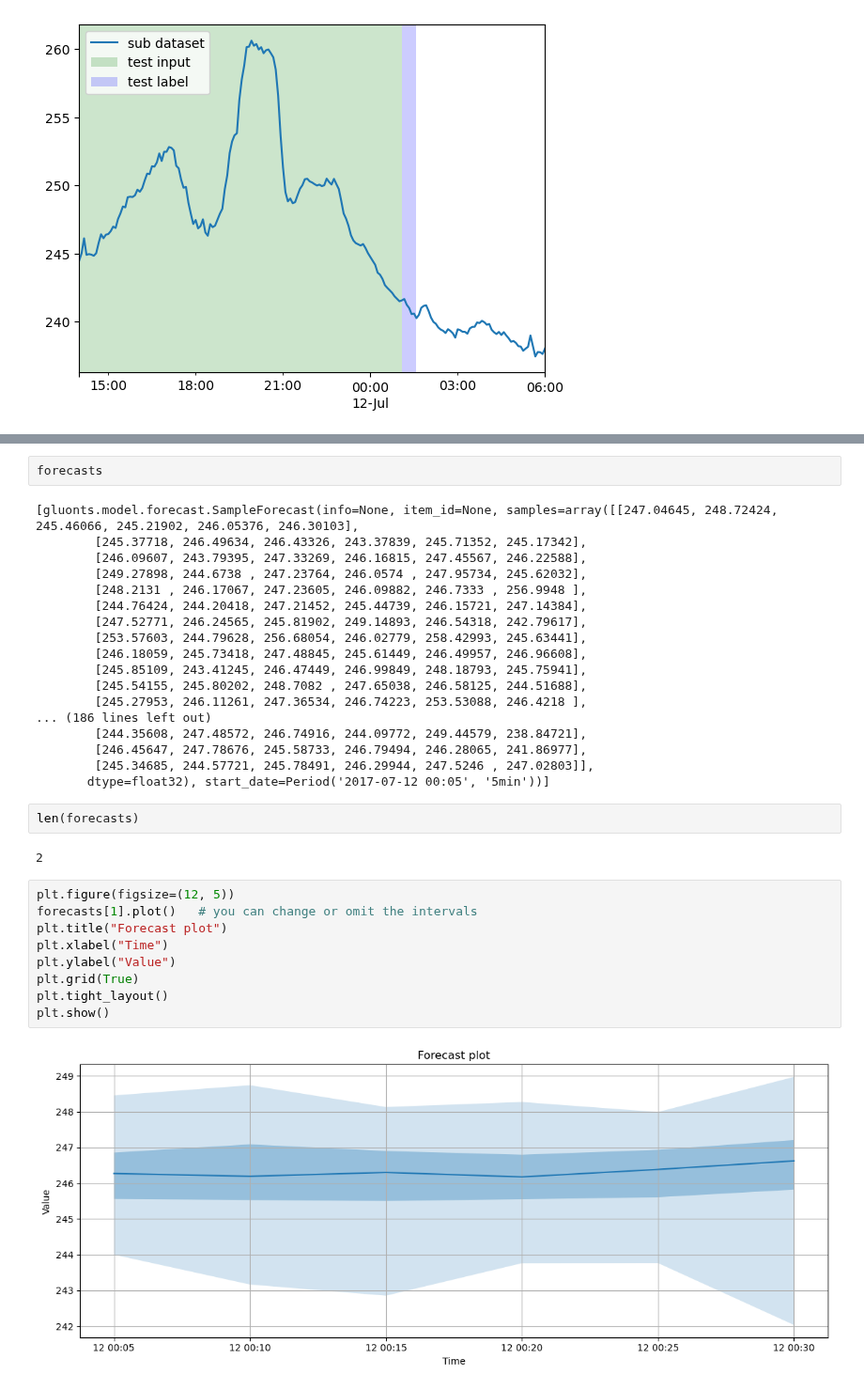
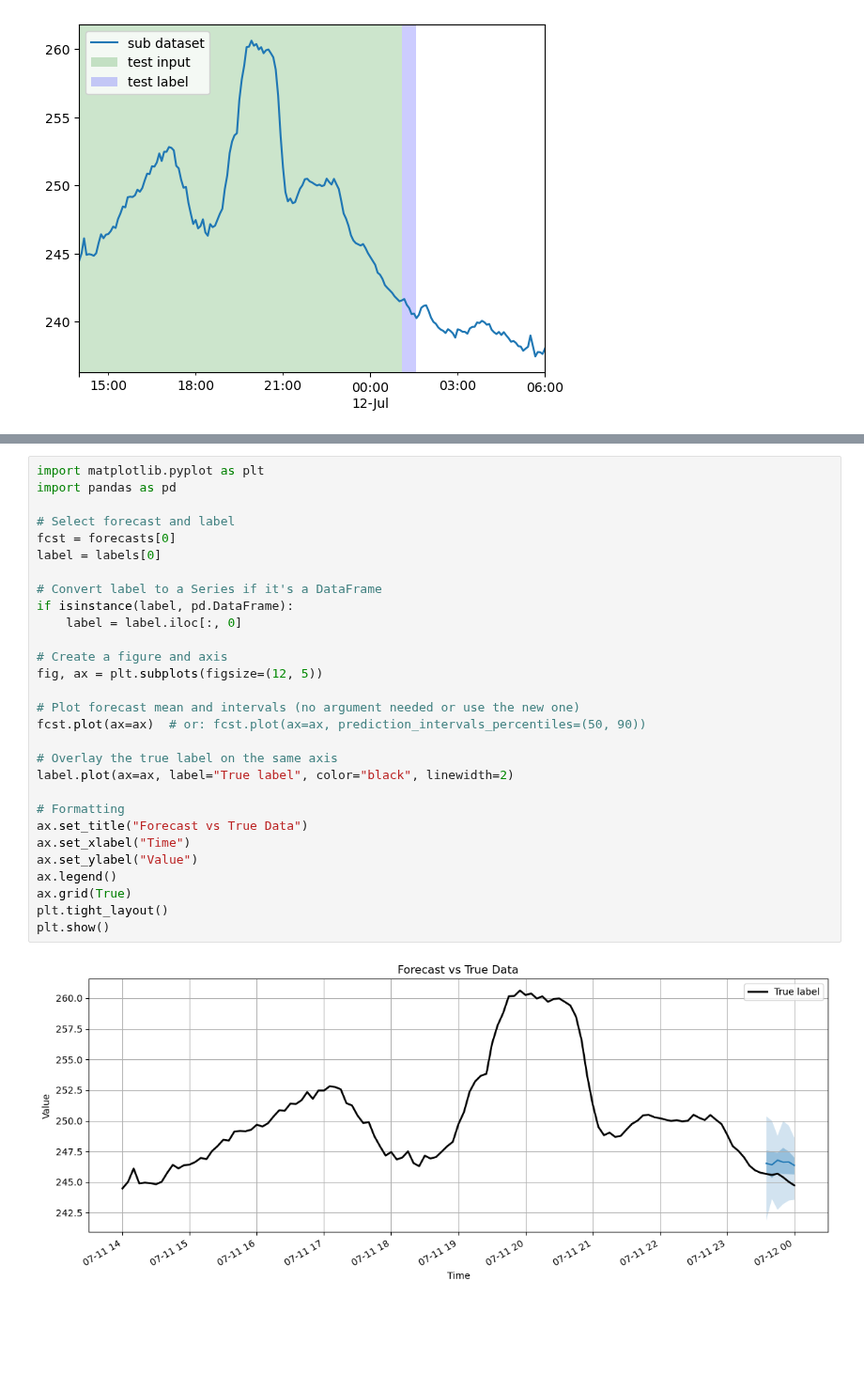
Before and after one commit to rzv09/smores_proj, a Jupyter notebook: src/single_step/deep_ar.ipynb, the cells around one changed output, grey strips where cells are left out. Shown at 94% size. Cells and saved outputs as stored; diff of their text form; blank space fills up the shorter version.

Commit message:
added more plots but somethign weird is happenning

```diff
--- a/src/single_step/deep_ar.ipynb
+++ b/src/single_step/deep_ar.ipynb
@@ -293,35 +252,31 @@ item_metrics
-# %%
-forecasts
-# %% [output]
-[gluonts.model.forecast.SampleForecast(info=None, item_id=None, samples=array([[247.04645, 248.72424, 245.46066, 245.21902, 246.05376, 246.30103],
-        [245.37718, 246.49634, 246.43326, 243.37839, 245.71352, 245.17342],
-        [246.09607, 243.79395, 247.33269, 246.16815, 247.45567, 246.22588],
-        [249.27898, 244.6738 , 247.23764, 246.0574 , 247.95734, 245.62032],
-        [248.2131 , 246.17067, 247.23605, 246.09882, 246.7333 , 256.9948 ],
-        [244.76424, 244.20418, 247.21452, 245.44739, 246.15721, 247.14384],
-        [247.52771, 246.24565, 245.81902, 249.14893, 246.54318, 242.79617],
-        [253.57603, 244.79628, 256.68054, 246.02779, 258.42993, 245.63441],
-        [246.18059, 245.73418, 247.48845, 245.61449, 246.49957, 246.96608],
-        [245.85109, 243.41245, 246.47449, 246.99849, 248.18793, 245.75941],
-        [245.54155, 245.80202, 248.7082 , 247.65038, 246.58125, 244.51688],
-        [245.27953, 246.11261, 247.36534, 246.74223, 253.53088, 246.4218 ],
-... (186 lines left out)
-        [244.35608, 247.48572, 246.74916, 244.09772, 249.44579, 238.84721],
-        [246.45647, 247.78676, 245.58733, 246.79494, 246.28065, 241.86977],
-        [245.34685, 244.57721, 245.78491, 246.29944, 247.5246 , 247.02803]],
-       dtype=float32), start_date=Period('2017-07-12 00:05', '5min'))]
-# %%
-len(forecasts)
-# %% [output]
-2
-# %%
-plt.figure(figsize=(12, 5))
-forecasts[1].plot()   # you can change or omit the intervals
-plt.title("Forecast plot")
-plt.xlabel("Time")
-plt.ylabel("Value")
-plt.grid(True)
-plt.tight_layout()
-plt.show()
-# %% [output]
-[figure, removed]
+# %%
+import matplotlib.pyplot as plt
+import pandas as pd
+
+# Select forecast and label
+fcst = forecasts[0]
+label = labels[0]
+
+# Convert label to a Series if it's a DataFrame
+if isinstance(label, pd.DataFrame):
+    label = label.iloc[:, 0]
+
+# Create a figure and axis
+fig, ax = plt.subplots(figsize=(12, 5))
+
+# Plot forecast mean and intervals (no argument needed or use the new one)
+fcst.plot(ax=ax)  # or: fcst.plot(ax=ax, prediction_intervals_percentiles=(50, 90))
+
+# Overlay the true label on the same axis
+label.plot(ax=ax, label="True label", color="black", linewidth=2)
+
+# Formatting
+ax.set_title("Forecast vs True Data")
+ax.set_xlabel("Time")
+ax.set_ylabel("Value")
+ax.legend()
+ax.grid(True)
+plt.tight_layout()
+plt.show()
+# %% [output]
+[figure, added]
```
Also changed, not shown: parts of 10 cells of this notebook.
